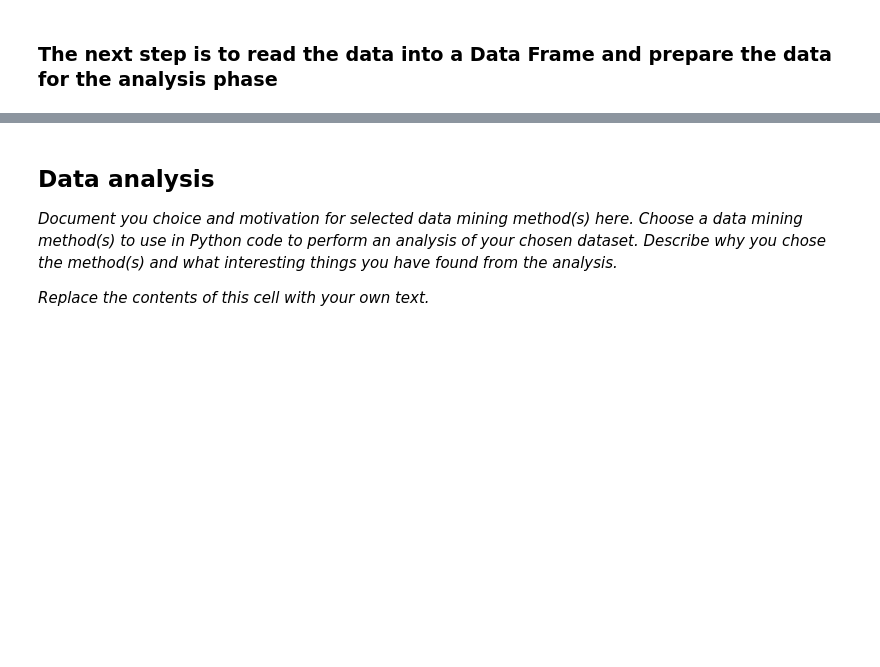
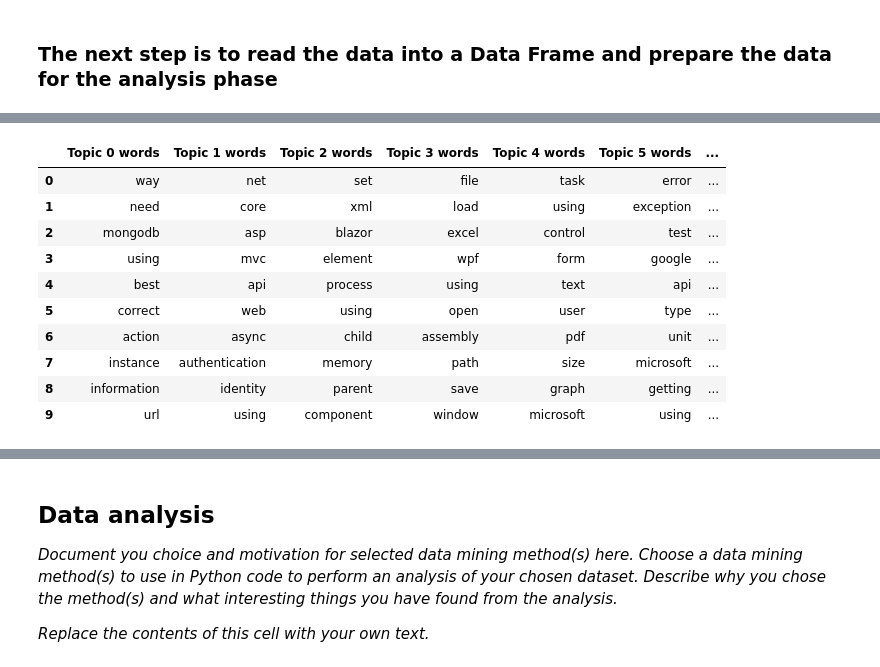
Before and after one commit to HannesSam/StackOverflowDataAnalysis, a Jupyter notebook: Data Mining Project.ipynb, the cells around one changed output, grey strips where cells are left out. Saved outputs shown, nothing was run; the diff lists cells and outputs as text; code cells hidden in the pictures; blank space fills up the shorter version.

```diff
--- a/Data Mining Project.ipynb
+++ b/Data Mining Project.ipynb
@@ -88,3 +93,4 @@ df = stackOverflowData[['AcceptedAnswerId', 'Title',
 # %%
 # Setting the neccessary data to lowercase
 df['Body'] = df['Body'].str.lower()
+df['Title'] = df['Title'].str.lower()
@@ -112,0 +321,26 @@ Name: Body, dtype: object
+# %%
+import warnings
+warnings.simplefilter("ignore", DeprecationWarning)
+
+# Load the LDA model from sk-learn
+from sklearn.decomposition import LatentDirichletAllocation as LDA
+
+# Helper function
+def print_topics(model, count_vectorizer, n_top_words):
+    words = count_vectorizer.get_feature_names()
+    for topic_idx, topic in enumerate(model.components_):
+        print("\nTopic #%d:" % topic_idx)
+        print(" ".join([words[i]
+                        for i in topic.argsort()[:-n_top_words - 1:-1]]))
+
+# Tweak the two parameters below (use int values below 15)
+number_topics = 20
+number_words = 10
+
+# Create and fit the LDA model
+lda = LDA(n_components=number_topics)
+lda.fit(count_data)
+
+# Print the topics found by the LDA model
+print("Topics found via LDA:")
+print_topics(lda, count_vectorizer, number_words)
@@ -112,0 +365,22 @@ Name: Body, dtype: object
+# %%
+def display_topics(model, feature_names, no_top_words):
+    topic_dict = {}
+    for topic_idx, topic in enumerate(model.components_):
+        topic_dict["Topic %d words" % (topic_idx)]= ['{}'.format(feature_names[i])
+                        for i in topic.argsort()[:-no_top_words - 1:-1]]
+    return pd.DataFrame(topic_dict)
+
+topicdf = display_topics(lda, count_vectorizer.get_feature_names(), 10)
+topicdf
+# %% [output]
+|  | Topic 0 words | Topic 1 words | Topic 2 words | Topic 3 words | Topic 4 words | Topic 5 words | ... |
+| 0 | way | net | set | file | task | error | ... |
+| 1 | need | core | xml | load | using | exception | ... |
+| 2 | mongodb | asp | blazor | excel | control | test | ... |
+| 3 | using | mvc | element | wpf | form | google | ... |
+| 4 | best | api | process | using | text | api | ... |
+| 5 | correct | web | using | open | user | type | ... |
+| 6 | action | async | child | assembly | pdf | unit | ... |
+| 7 | instance | authentication | memory | path | size | microsoft | ... |
+| 8 | information | identity | parent | save | graph | getting | ... |
+| 9 | url | using | component | window | microsoft | using | ... |
```
Also changed, not shown: parts of 21 cells of this notebook.
